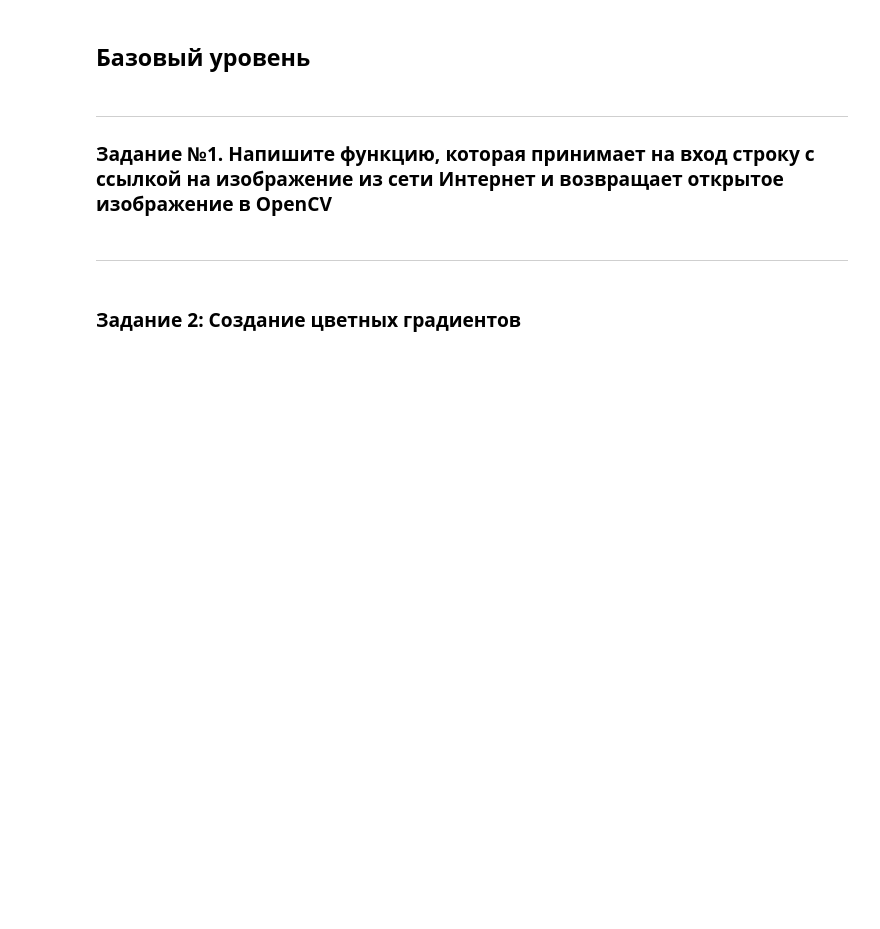
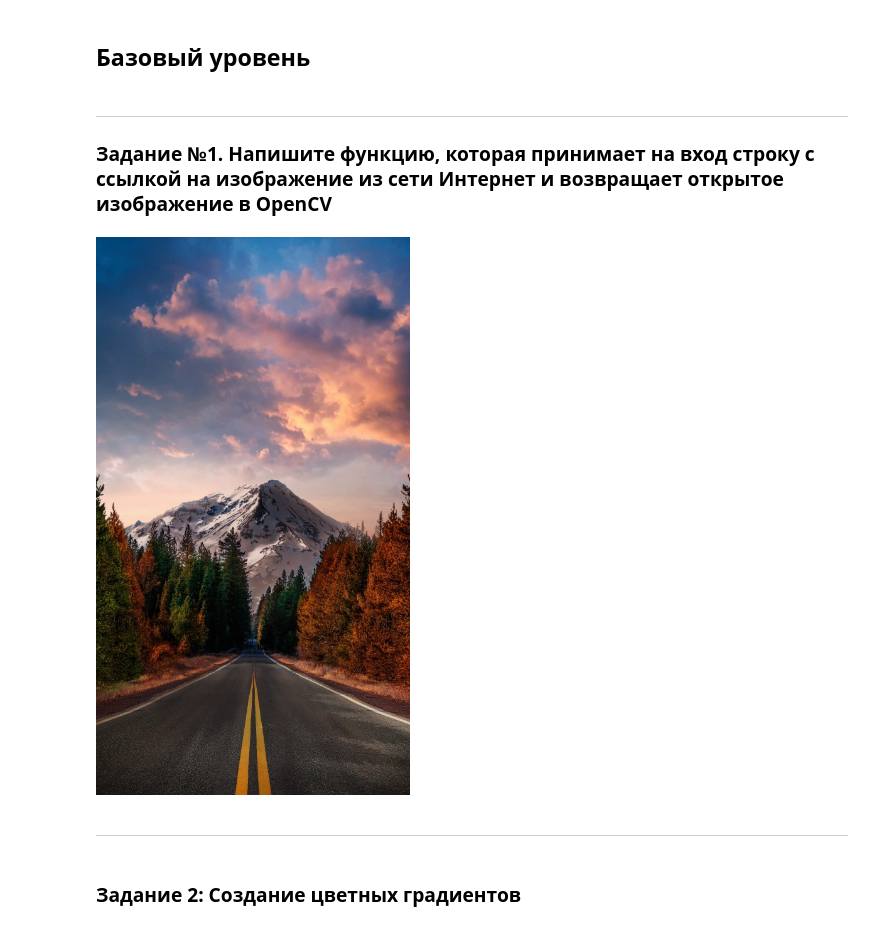
Before and after one commit to niksisons/image_processing, a Jupyter notebook: Практическая_работа_№4_Основные_методы_OpenCV_Часть_№2.ipynb, the cells around one changed output. Saved outputs shown, nothing was run; the diff lists cells and outputs as text; code cells hidden in the pictures; blank space fills up the shorter version.

```diff
--- a/Практическая_работа_№4_Основные_методы_OpenCV_Часть_№2.ipynb
+++ b/Практическая_работа_№4_Основные_методы_OpenCV_Часть_№2.ipynb
@@ -13,3 +11,21 @@
+# %%
+import numpy as np
+import cv2
+from google.colab.patches import cv2_imshow
+from urllib.request import urlopen
+
+
+def load_image_from_url(url):
+  req = urlopen(url)
+  image = np.asarray(bytearray(req.read()), dtype=np.uint8)
+  image = cv2.imdecode(image, -1)
+  return image
+
+
+image_url = "https://img3.akspic.ru/previews/1/8/7/5/7/175781/175781-andzhunabity-andzhunadip-soundcloud-oblako-rastenie-500x.jpg"
+cv2_imshow(load_image_from_url(image_url))
+# %% [output]
+[figure, added]
 # %% [markdown]
 ---
 # %% [markdown]
```
Also changed, not shown: parts of 31 cells of this notebook.
